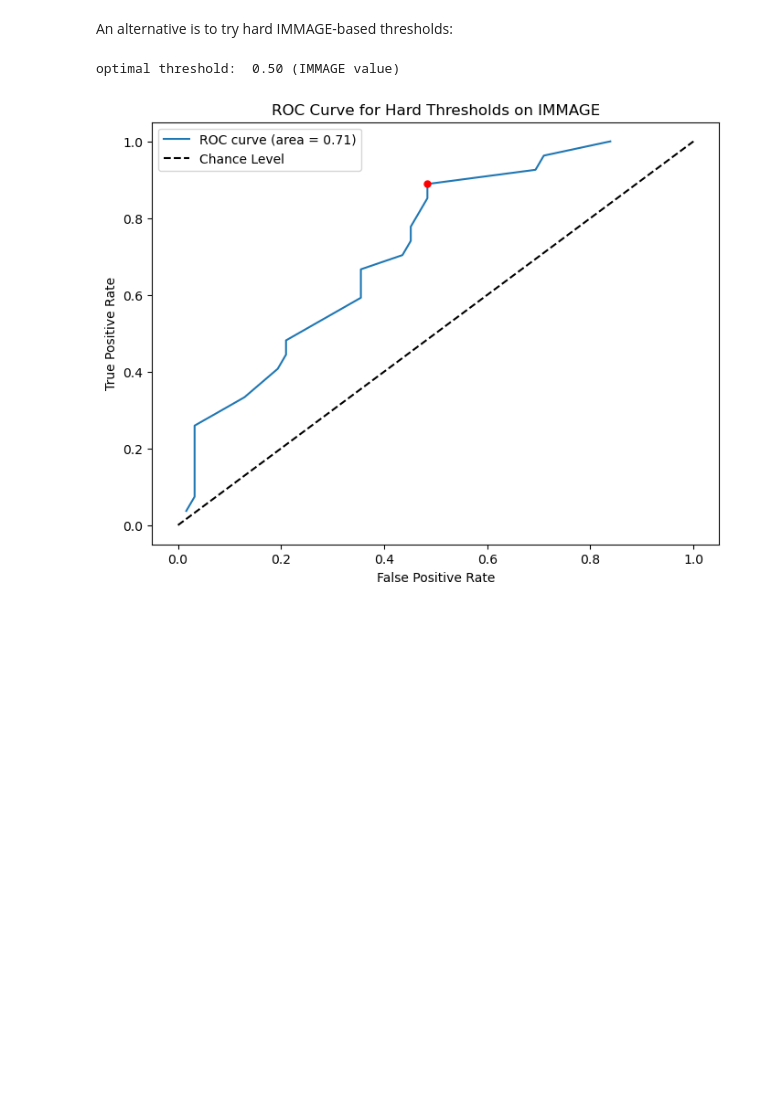
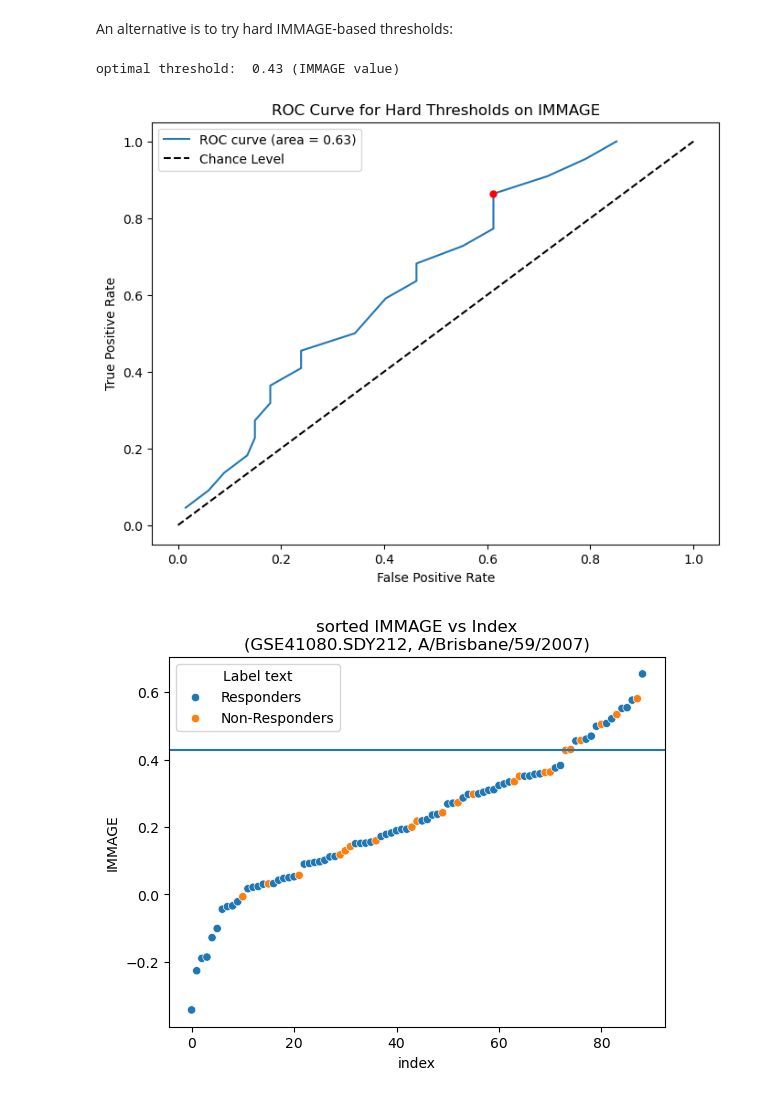
Before and after one commit to JonatanSahar/lab-vaccines, a Jupyter notebook: code/vaccines-2.ipynb, the cells around one changed output. Cells and saved outputs as stored; diff of their text form; code cells hidden in the pictures; blank space fills up the shorter version.

```diff
--- a/code/vaccines-2.ipynb
+++ b/code/vaccines-2.ipynb
@@ -353,0 +83,24 @@ optimal threshold:  0.28 (IMMAGE value)
+# %%
+# Narrow to a specific dataset and day, then keep only relevant columns
+dataset_name = dataset_names[0]
+name_mask = datasets[dataset_col] == dataset_name
+day_mask = datasets[day_col] == dataset_day_dict[dataset_name]
+
+data = datasets.loc[(name_mask) & (day_mask)].reset_index()
+
+# Somtimes there are multiple strains - so multiple rows per day
+strains = data[strain_col].unique()
+print(strains)
+if len(strains) > 1:
+   strain_index = 2
+   print(strains[strain_index])
+   data = data.loc[data[strain_col] == strains[strain_index]].reset_index()
+
+strains = data[strain_col].unique()
+assert(len(strains) == 1)
+strain = strains[0]
+# Take relevant columns only
+data = data[[immage_col, response_col, age_col]]
+
+print(f"Total subjects in study: N={data.shape[0]}")
+print(f"Working with strain {strain}")
@@ -361,34 +299,41 @@ roc_points = []
 
 for t in thresholds:
     # Binary predictions based on the current threshold
     y_pred = (data[immage_col] >= t).astype(int)
 
     # Calculate TPR and FPR for the current set of binary predictions.
     # When roc_curve is given a binary array instead of probabilities, it calculates the fpr and tpr for the single threshold that they represent
     fpr, tpr, _ = roc_curve(data["y"], y_pred)
     roc_points.append((fpr[1], tpr[1]))  # Assuming single threshold; fpr and tpr have two elements
 
 
 # Separate FPR and TPR values for plotting
 fprs, tprs = zip(*roc_points)
 fpr = pd.DataFrame(fprs).values
 tpr = pd.DataFrame(tprs).values
 
 # Identifying the optimal threshold (example using Youden’s Index)
 optimal_idx = np.argmax(tpr - fpr)
-optimal_threshold = thresholds[optimal_idx]
-print(f"optimal threshold: {optimal_threshold : 0.2f} (IMMAGE value)")
+immage_threshold = thresholds[optimal_idx]
+print(f"optimal threshold: {immage_threshold : 0.2f} (IMMAGE value)")
 
 # Plot ROC curve
 plt.figure(figsize=(8, 6))
 plt.plot(fpr, tpr, label='ROC curve (area = %0.2f)' % roc_auc)
 plt.plot([0, 1], [0, 1], 'k--', label='Chance Level')
 plt.plot(fpr[optimal_idx], tpr[optimal_idx], marker='o', markersize=5, color="red")
 plt.xlabel('False Positive Rate')
 plt.ylabel('True Positive Rate')
 plt.title('ROC Curve for Hard Thresholds on IMMAGE')
 plt.legend()
 plt.show()
+
+# Plot IMMAGE values and the cutoff
+sns.scatterplot(data=data.sort_values(immage_col, ignore_index=True).reset_index(), x="index", y=immage_col, hue="Label text")
+plt.axhline(y=immage_threshold)
+plt.title(f'sorted IMMAGE vs Index\n({dataset_name}, {strain})')
+plt.show()
 # %% [output]
-optimal threshold:  0.50 (IMMAGE value)
+optimal threshold:  0.43 (IMMAGE value)
-[figure, old version]
+[figure, new version]
+[figure, added]
```
Also changed, not shown: parts of 58 cells of this notebook, 4 other files.
